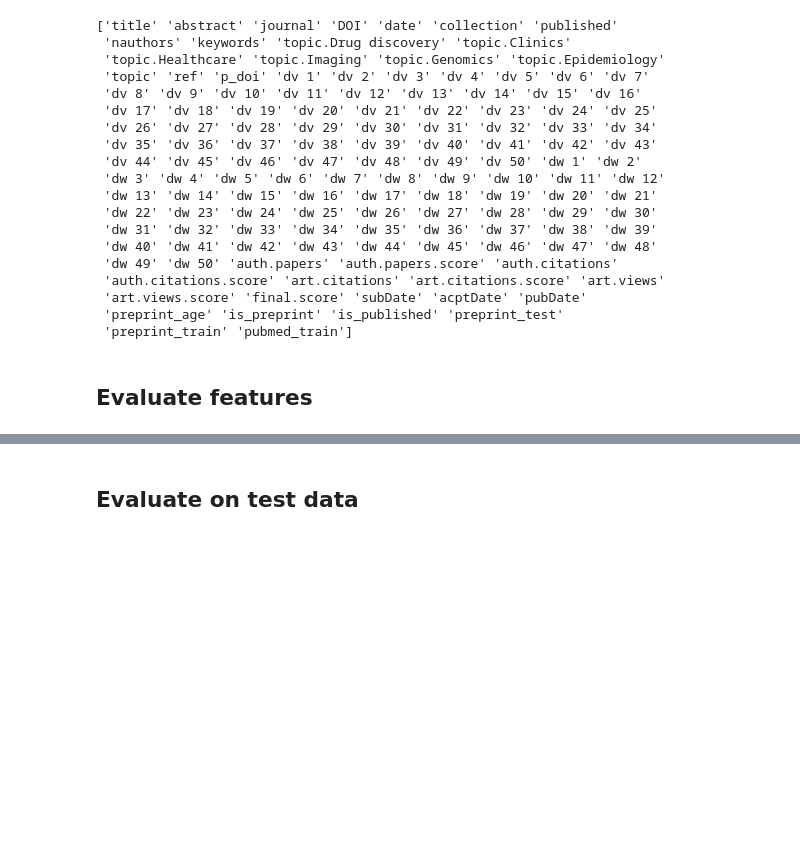
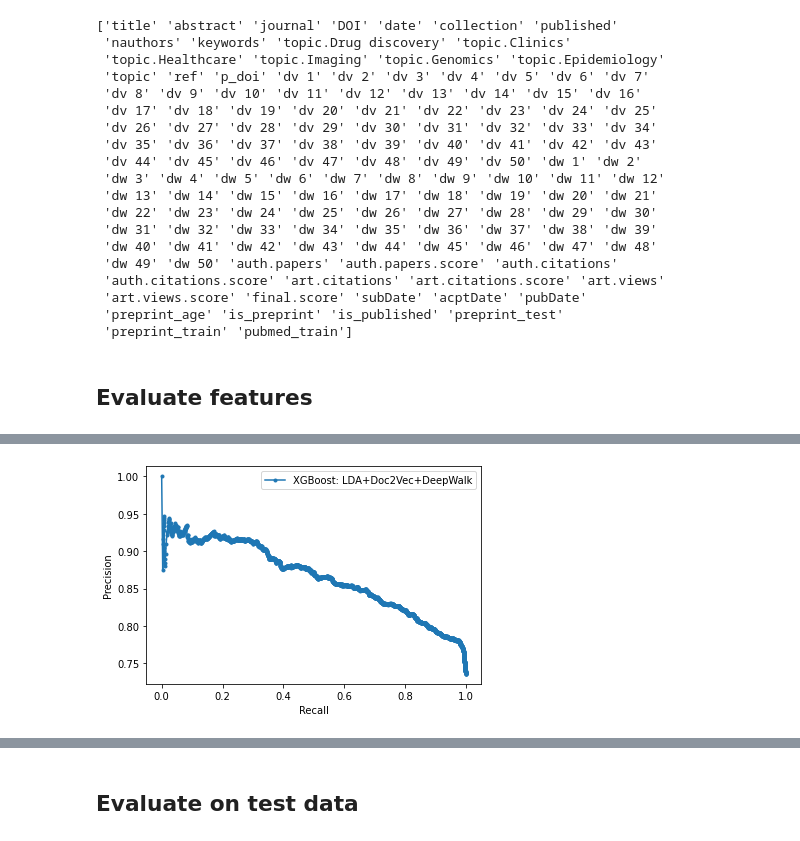
Before and after one commit to SFB-KAUST/covid-review, a Jupyter notebook: 3.Feature_selection.ipynb, the cells around one changed output, grey strips where cells are left out. Cells and saved outputs as stored; diff of their text form; code cells hidden in the pictures; blank space fills up the shorter version.

```diff
--- a/3.Feature_selection.ipynb
+++ b/3.Feature_selection.ipynb
@@ -137,0 +192,12 @@ XGBRegressor(alpha=10, base_score=0.5, booster='gbtree', colsample_bylevel=1,
+# %%
+from sklearn.metrics import precision_recall_curve
+
+precision, recall, _ = precision_recall_curve(y_test, X_test.pub_prob)
+plt.plot(recall, precision, marker='.', label='XGBoost: LDA+Doc2Vec+DeepWalk')
+
+plt.xlabel('Recall')
+plt.ylabel('Precision')
+plt.legend()
+plt.show()
+# %% [output]
+[figure, added]
```
Also changed, not shown: parts of 17 cells of this notebook, 2 other files.
